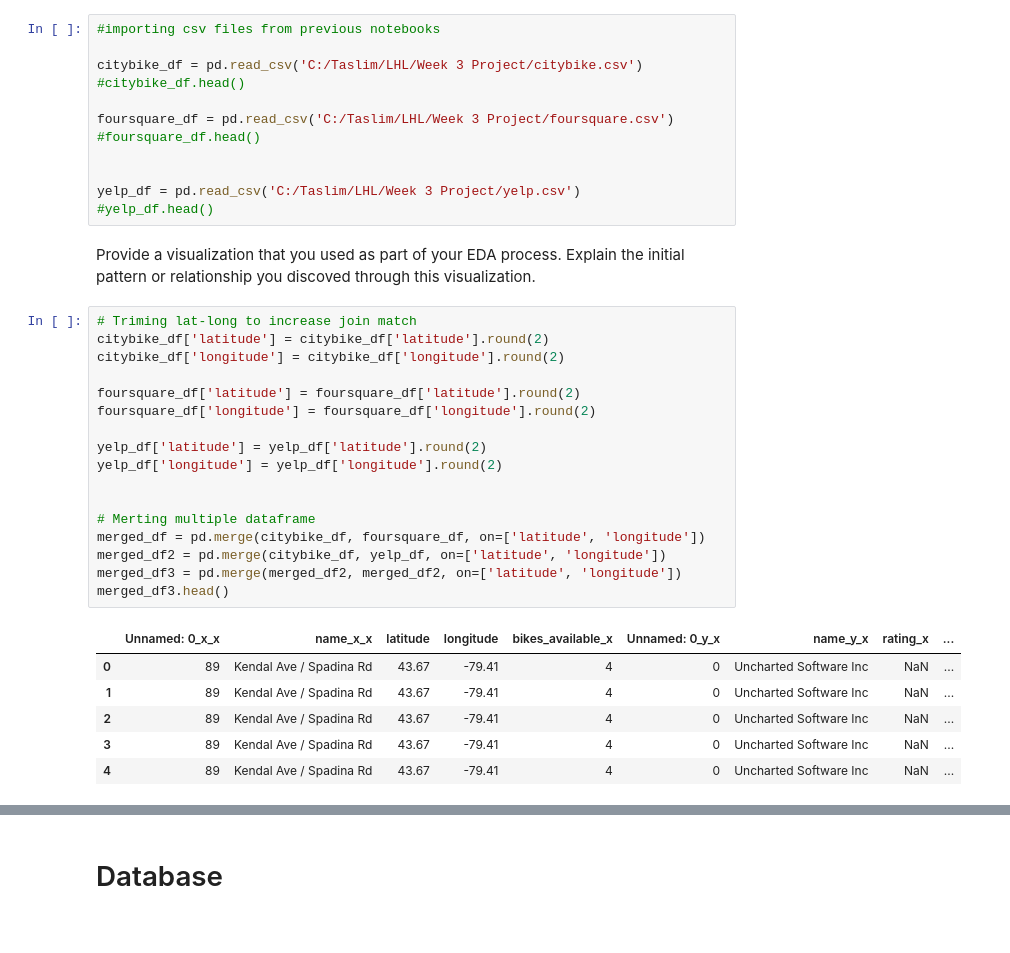
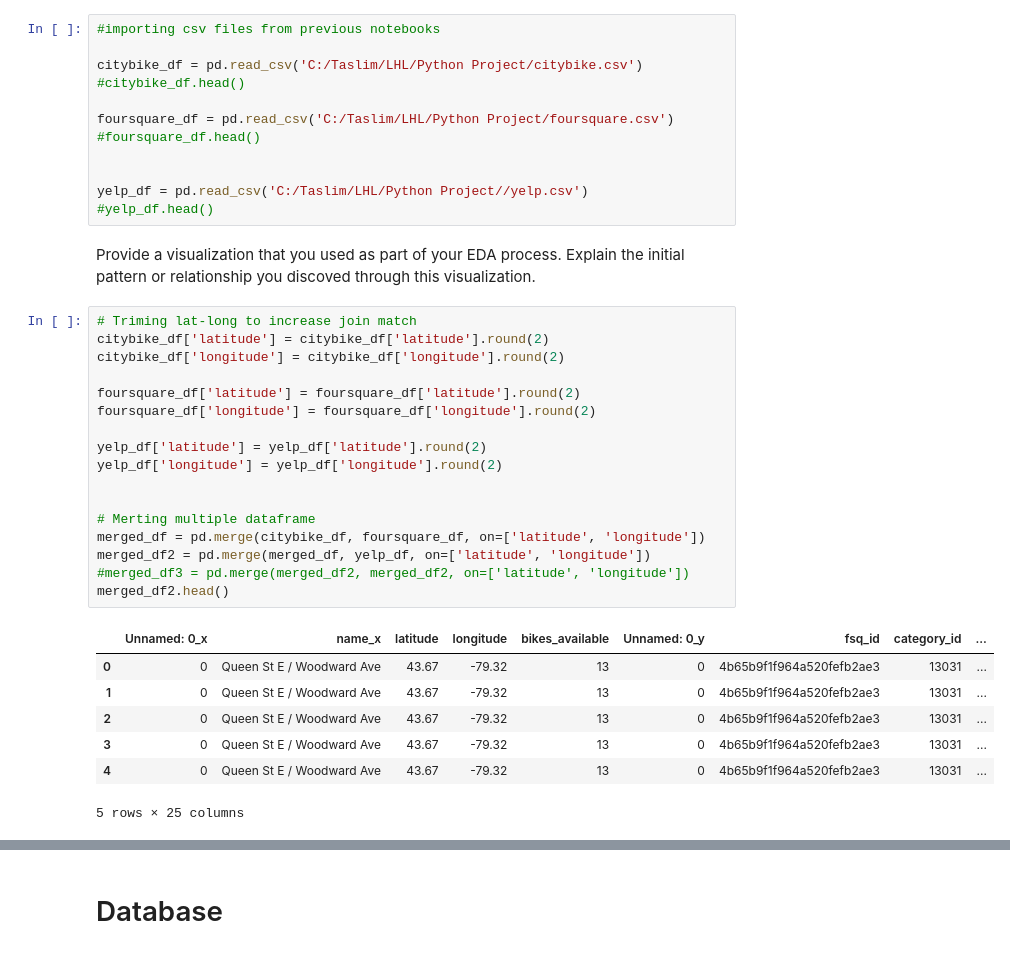
Before and after one commit to tkarmalkar/Final-Project-Statistical-Modelling-with-Python, a Jupyter notebook: notebooks/joining_data.ipynb, the cells around one changed output, grey strips where cells are left out. Drawn from its saved outputs; the diff is of its cells as text.

```diff
--- a/notebooks/joining_data.ipynb
+++ b/notebooks/joining_data.ipynb
@@ -9,40 +9,41 @@ import sqlite3
 # %%
 #importing csv files from previous notebooks
 
-citybike_df = pd.read_csv('C:/Taslim/LHL/Week 3 Project/citybike.csv')
+citybike_df = pd.read_csv('C:/Taslim/LHL/Python Project/citybike.csv')
 #citybike_df.head()
 
-foursquare_df = pd.read_csv('C:/Taslim/LHL/Week 3 Project/foursquare.csv')
+foursquare_df = pd.read_csv('C:/Taslim/LHL/Python Project/foursquare.csv')
 #foursquare_df.head()
 
 
-yelp_df = pd.read_csv('C:/Taslim/LHL/Week 3 Project/yelp.csv')
+yelp_df = pd.read_csv('C:/Taslim/LHL/Python Project//yelp.csv')
 #yelp_df.head()
 # %% [markdown]
 Provide a visualization that you used as part of your EDA process. Explain the initial pattern or relationship you discoved through this visualization.
 # %%
 # Triming lat-long to increase join match
 citybike_df['latitude'] = citybike_df['latitude'].round(2)
 citybike_df['longitude'] = citybike_df['longitude'].round(2)
 
 foursquare_df['latitude'] = foursquare_df['latitude'].round(2)
 foursquare_df['longitude'] = foursquare_df['longitude'].round(2)
 
 yelp_df['latitude'] = yelp_df['latitude'].round(2)
 yelp_df['longitude'] = yelp_df['longitude'].round(2)
 
 
 # Merting multiple dataframe
 merged_df = pd.merge(citybike_df, foursquare_df, on=['latitude', 'longitude'])
-merged_df2 = pd.merge(citybike_df, yelp_df, on=['latitude', 'longitude'])
-merged_df3 = pd.merge(merged_df2, merged_df2, on=['latitude', 'longitude'])
-merged_df3.head()
+merged_df2 = pd.merge(merged_df, yelp_df, on=['latitude', 'longitude'])
+#merged_df3 = pd.merge(merged_df2, merged_df2, on=['latitude', 'longitude'])
+merged_df2.head()
 # %% [output]
-|  | Unnamed: 0_x_x | name_x_x | latitude | longitude | bikes_available_x | Unnamed: 0_y_x | name_y_x | rating_x | ... |
-| 0 | 89 | Kendal Ave / Spadina Rd | 43.67 | -79.41 | 4 | 0 | Uncharted Software Inc | NaN | ... |
-| 1 | 89 | Kendal Ave / Spadina Rd | 43.67 | -79.41 | 4 | 0 | Uncharted Software Inc | NaN | ... |
-| 2 | 89 | Kendal Ave / Spadina Rd | 43.67 | -79.41 | 4 | 0 | Uncharted Software Inc | NaN | ... |
-| 3 | 89 | Kendal Ave / Spadina Rd | 43.67 | -79.41 | 4 | 0 | Uncharted Software Inc | NaN | ... |
-| 4 | 89 | Kendal Ave / Spadina Rd | 43.67 | -79.41 | 4 | 0 | Uncharted Software Inc | NaN | ... |
+|  | Unnamed: 0_x | name_x | latitude | longitude | bikes_available | Unnamed: 0_y | fsq_id | category_id | ... |
+| 0 | 0 | Queen St E / Woodward Ave | 43.67 | -79.32 | 13 | 0 | 4b65b9f1f964a520fefb2ae3 | 13031 | ... |
+| 1 | 0 | Queen St E / Woodward Ave | 43.67 | -79.32 | 13 | 0 | 4b65b9f1f964a520fefb2ae3 | 13031 | ... |
+| 2 | 0 | Queen St E / Woodward Ave | 43.67 | -79.32 | 13 | 0 | 4b65b9f1f964a520fefb2ae3 | 13031 | ... |
+| 3 | 0 | Queen St E / Woodward Ave | 43.67 | -79.32 | 13 | 0 | 4b65b9f1f964a520fefb2ae3 | 13031 | ... |
+| 4 | 0 | Queen St E / Woodward Ave | 43.67 | -79.32 | 13 | 0 | 4b65b9f1f964a520fefb2ae3 | 13031 | ... |
+5 rows × 25 columns
 # %%
 # Get the summary statistics of the data
```
Also changed, not shown: parts of 2 cells of this notebook.
